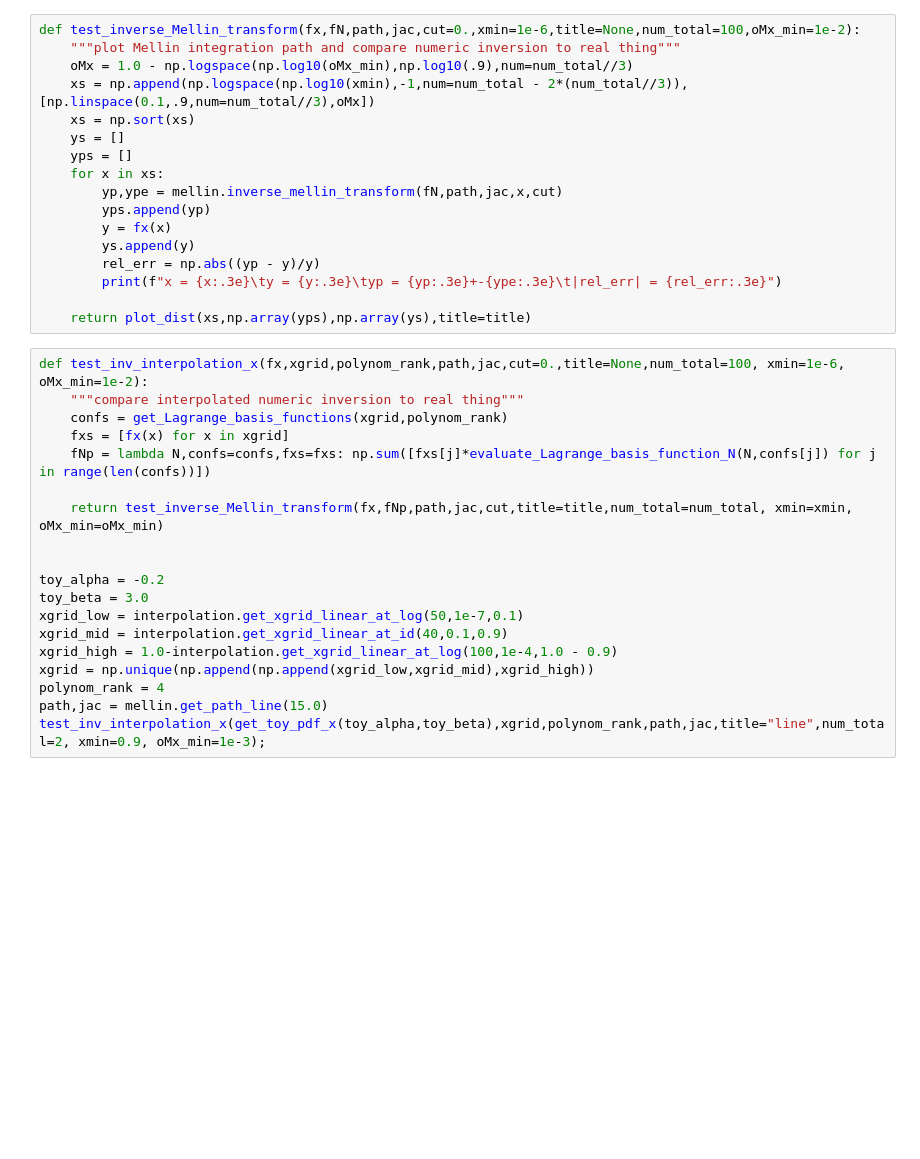
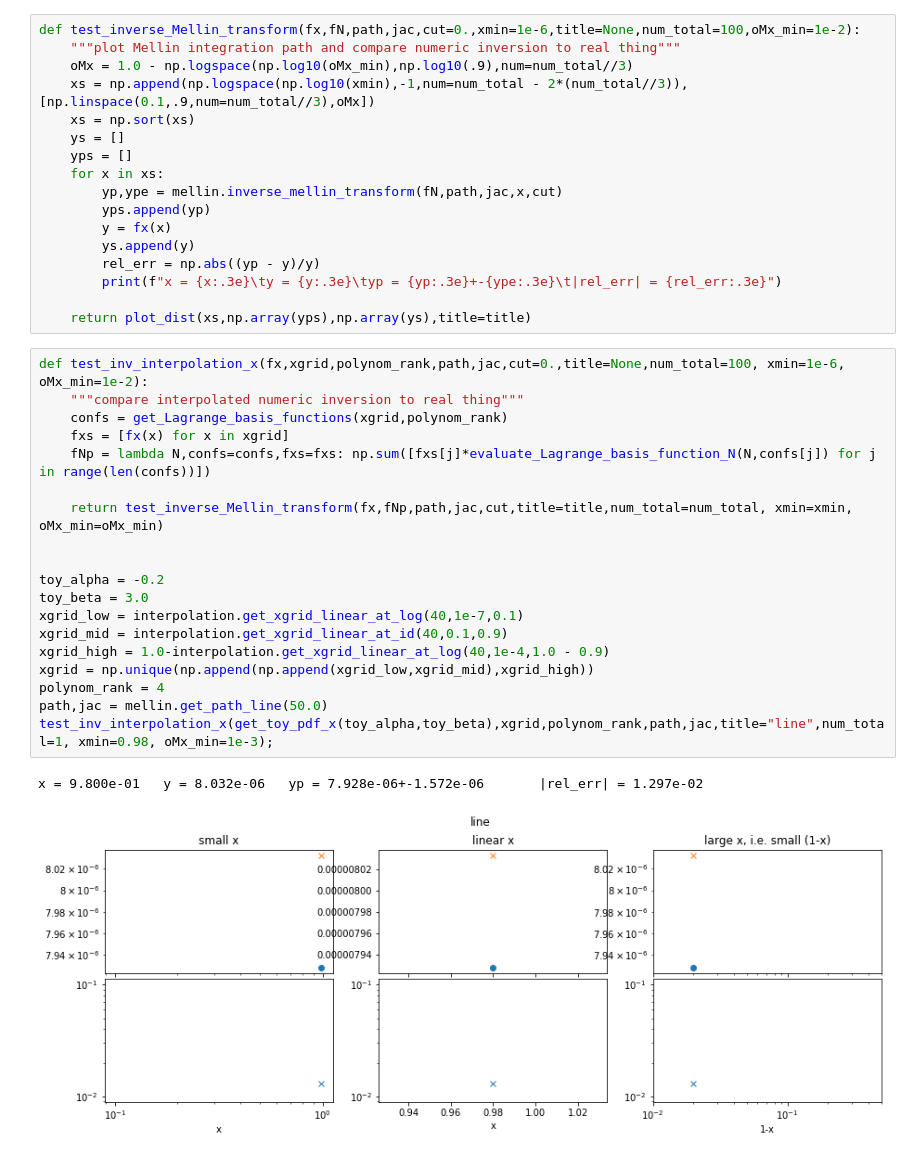
Before and after one commit to NNPDF/eko, a Jupyter notebook: jupyter/interpolation2.ipynb, the cells around one changed output. Cells and saved outputs as stored; diff of their text form; blank space fills up the shorter version.

```diff
--- a/jupyter/interpolation2.ipynb
+++ b/jupyter/interpolation2.ipynb
@@ -292,19 +293,22 @@ def test_inverse_Mellin_transform(fx,fN,path,jac,cut=0.,xmin=1e-6,title=None,num
 # %%
 def test_inv_interpolation_x(fx,xgrid,polynom_rank,path,jac,cut=0.,title=None,num_total=100, xmin=1e-6, oMx_min=1e-2):
     """compare interpolated numeric inversion to real thing"""
     confs = get_Lagrange_basis_functions(xgrid,polynom_rank)
     fxs = [fx(x) for x in xgrid]
     fNp = lambda N,confs=confs,fxs=fxs: np.sum([fxs[j]*evaluate_Lagrange_basis_function_N(N,confs[j]) for j in range(len(confs))])
 
     return test_inverse_Mellin_transform(fx,fNp,path,jac,cut,title=title,num_total=num_total, xmin=xmin, oMx_min=oMx_min)
 
 
 toy_alpha = -0.2
 toy_beta = 3.0
-xgrid_low = interpolation.get_xgrid_linear_at_log(50,1e-7,0.1)
+xgrid_low = interpolation.get_xgrid_linear_at_log(40,1e-7,0.1)
 xgrid_mid = interpolation.get_xgrid_linear_at_id(40,0.1,0.9)
-xgrid_high = 1.0-interpolation.get_xgrid_linear_at_log(100,1e-4,1.0 - 0.9)
+xgrid_high = 1.0-interpolation.get_xgrid_linear_at_log(40,1e-4,1.0 - 0.9)
 xgrid = np.unique(np.append(np.append(xgrid_low,xgrid_mid),xgrid_high))
 polynom_rank = 4
-path,jac = mellin.get_path_line(15.0)
-test_inv_interpolation_x(get_toy_pdf_x(toy_alpha,toy_beta),xgrid,polynom_rank,path,jac,title="line",num_total=2, xmin=0.9, oMx_min=1e-3);
+path,jac = mellin.get_path_line(50.0)
+test_inv_interpolation_x(get_toy_pdf_x(toy_alpha,toy_beta),xgrid,polynom_rank,path,jac,title="line",num_total=1, xmin=0.98, oMx_min=1e-3);
+# %% [output]
+x = 9.800e-01   y = 8.032e-06   yp = 7.928e-06+-1.572e-06       |rel_err| = 1.297e-02
+[figure, added]
```
Also changed, not shown: parts of 1 cell of this notebook, 3 other files.
